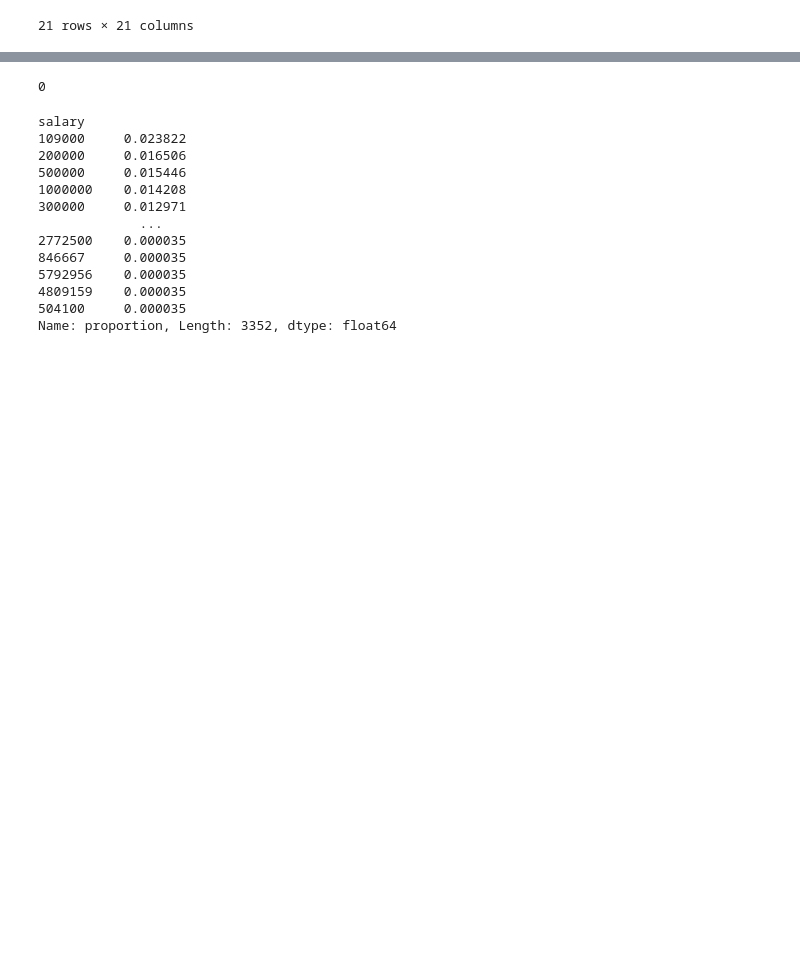
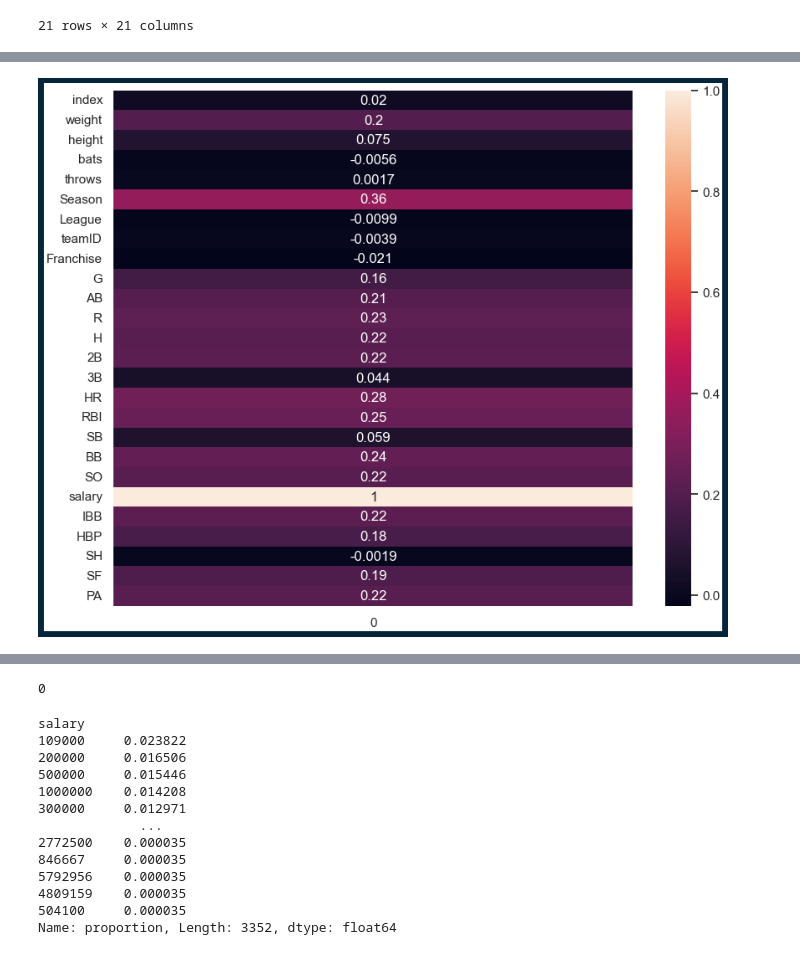
Before and after one commit to simaobarroso/tp-daa, a Jupyter notebook: grupo/mlb.ipynb, the cells around one changed output, grey strips where cells are left out. Drawn from its saved outputs; the diff is of its cells as text; code cells hidden in the pictures; blank space fills up the shorter version.

```diff
--- a/grupo/mlb.ipynb
+++ b/grupo/mlb.ipynb
@@ -183,0 +596,6 @@ df_int.corr()
+# %%
+plt.figure(figsize=(10,8),linewidth=10,edgecolor="#04253a" )
+sns.heatmap(df_int2.corrwith(df_int2['salary']).to_frame(), annot=True)
+plt.show()
+# %% [output]
+[figure, added]
```
Also changed, not shown: parts of 22 cells of this notebook, 1 other file.
